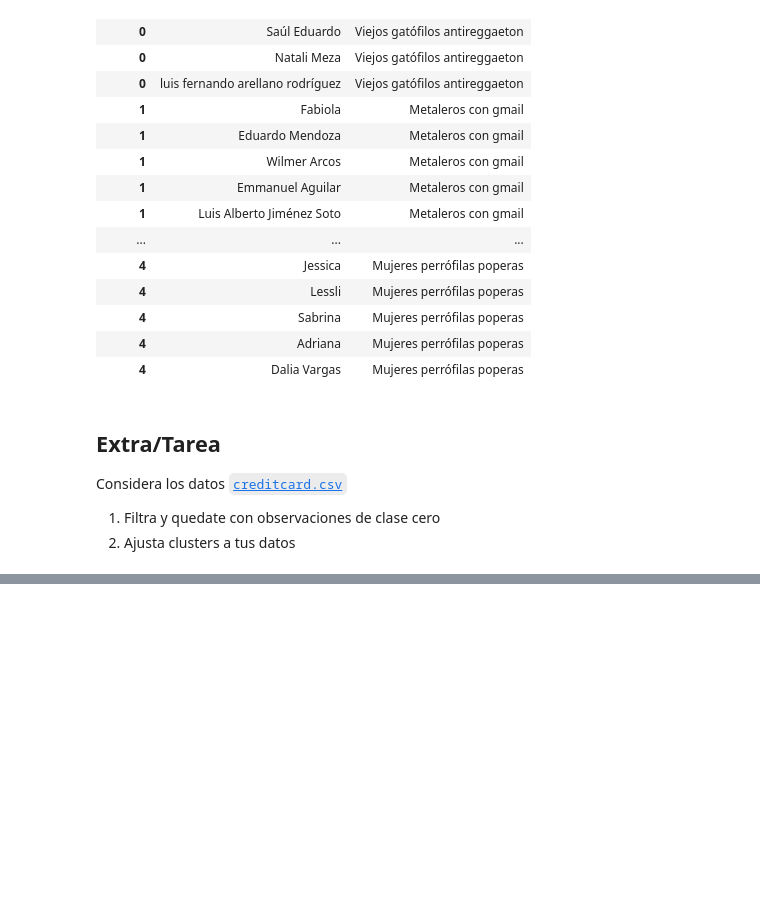
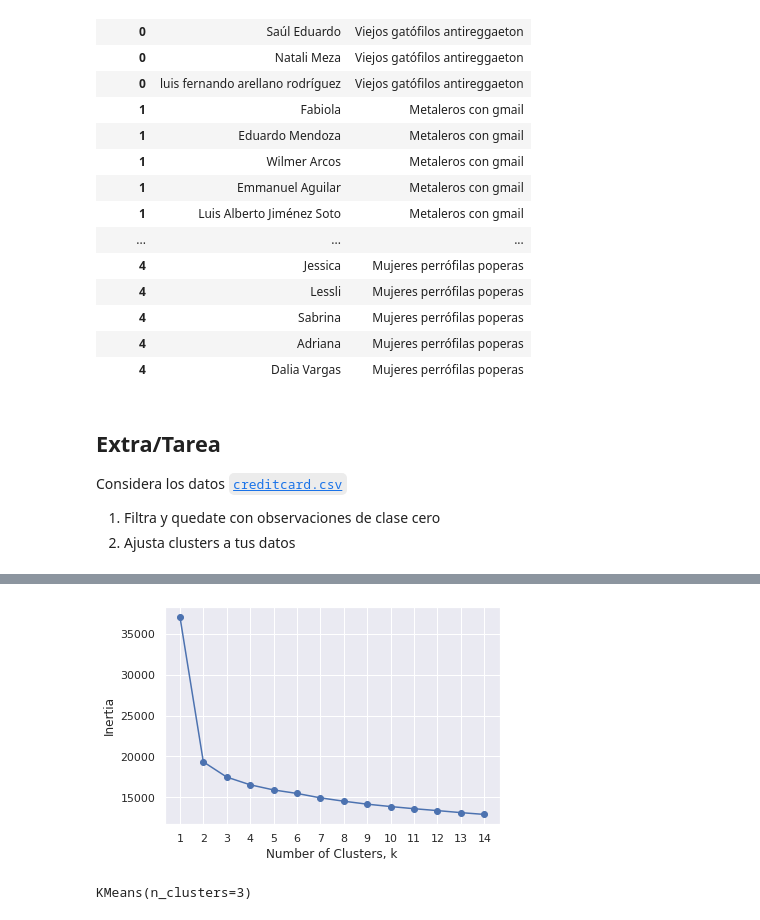
Before and after one commit to DanielEduardoLopez/DEVF-MachineLearning, a Jupyter notebook: Challenge_7_KMeans.ipynb, the cells around one changed output, grey strips where cells are left out. Saved outputs shown, nothing was run; the diff lists cells and outputs as text; code cells hidden in the pictures; blank space fills up the shorter version.

```diff
--- a/Challenge_7_KMeans.ipynb
+++ b/Challenge_7_KMeans.ipynb
@@ -749,0 +809,4 @@ Considera los datos [`creditcard.csv`](https://drive.google.com/file/d/1l2nx5mv6
+# %%
+dff = df.copy()
+dff = dff[dff['Class'] == 0]
+dff.info()
@@ -749,0 +831,8 @@ Considera los datos [`creditcard.csv`](https://drive.google.com/file/d/1l2nx5mv6
+# %%
+X = dff.drop(columns = 'Class').iloc[:,].values
+# %%
+scaler = MinMaxScaler()
+X_s = scaler.fit_transform(X)
+# %%
+inertias = {k: KMeans(n_clusters=k).fit(X_s).inertia_ for k in range(1, 15)}
+inertias
@@ -749,0 +854,14 @@ Considera los datos [`creditcard.csv`](https://drive.google.com/file/d/1l2nx5mv6
+# %%
+plt.plot(list(inertias.keys()),
+         list(inertias.values()), '-o')
+plt.xlabel('Number of Clusters, k')
+plt.ylabel('Inertia')
+plt.xticks(list(inertias.keys()))
+plt.show()
+# %% [output]
+[figure, added]
+# %%
+clustering_model = KMeans(n_clusters=3, init = 'k-means++')
+clustering_model.fit(X_s)
+# %% [output]
+KMeans(n_clusters=3)
```
Also changed, not shown: parts of 14 cells of this notebook.
